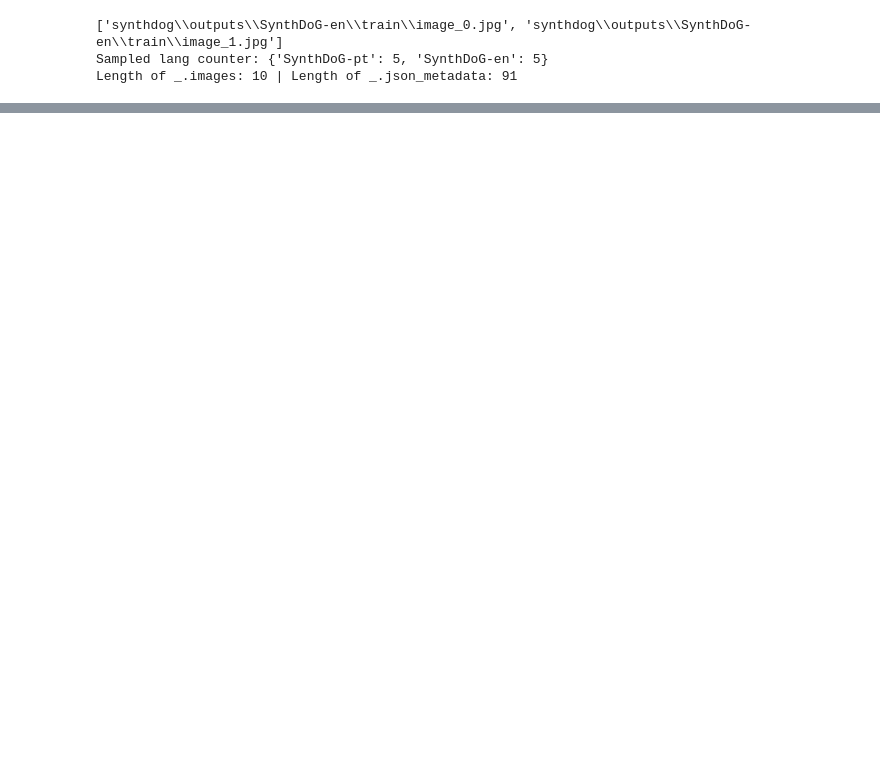
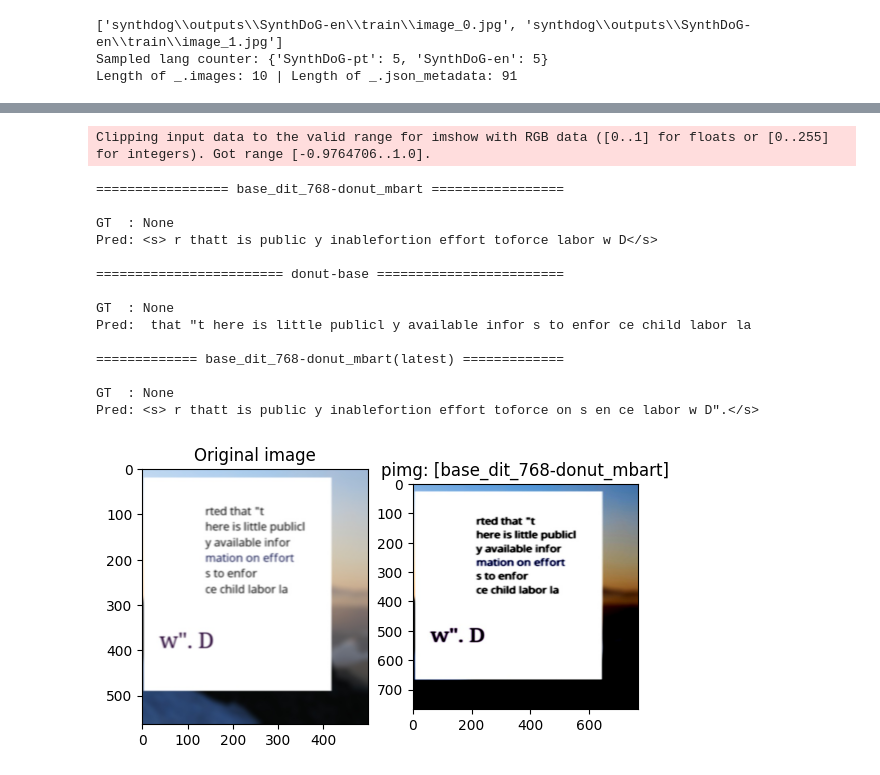
Before and after one commit to jaaabir/ocr, a Jupyter notebook: model_inference.ipynb, the cells around one changed output, grey strips where cells are left out. Cells and saved outputs as stored; diff of their text form; code cells hidden in the pictures; blank space fills up the shorter version.

```diff
--- a/model_inference.ipynb
+++ b/model_inference.ipynb
@@ -172,0 +209,27 @@ Pred:
+# %%
+i = Image.open(os.path.join('assets', 'image_1.jpg')).convert("RGB")
+for _, image_processor, _, name in models_and_tokens[:1]:
+    plt.figure()
+    show_og_processed_image(tdataset, sample_ind, image_processor, ptitle=f'pimg: [{name}]', loaded_image=i)
+for model, image_processor, text_tokenizer, name in models_and_tokens:
+    print(f" {name} ".center(60, '='))
+    print()
+    predict_and_compare(tdataset, sample_ind, image_processor, text_tokenizer, model, loaded_image=i, model_name=name)
+    print()
+# %% [output]
+Clipping input data to the valid range for imshow with RGB data ([0..1] for floats or [0..255] for integers). Got range [-0.9764706..1.0].
+================= base_dit_768-donut_mbart =================
+
+GT  : None
+Pred: <s> r thatt is public y inablefortion effort toforce labor w D</s>
+
+======================== donut-base ========================
+
+GT  : None
+Pred:  that "t here is little publicl y available infor s to enfor ce child labor la
+
+============= base_dit_768-donut_mbart(latest) =============
+
+GT  : None
+Pred: <s> r thatt is public y inablefortion effort toforce on s en ce labor w D".</s>
+[figure, added]
```
Also changed, not shown: parts of 16 cells of this notebook, 3 other files.
